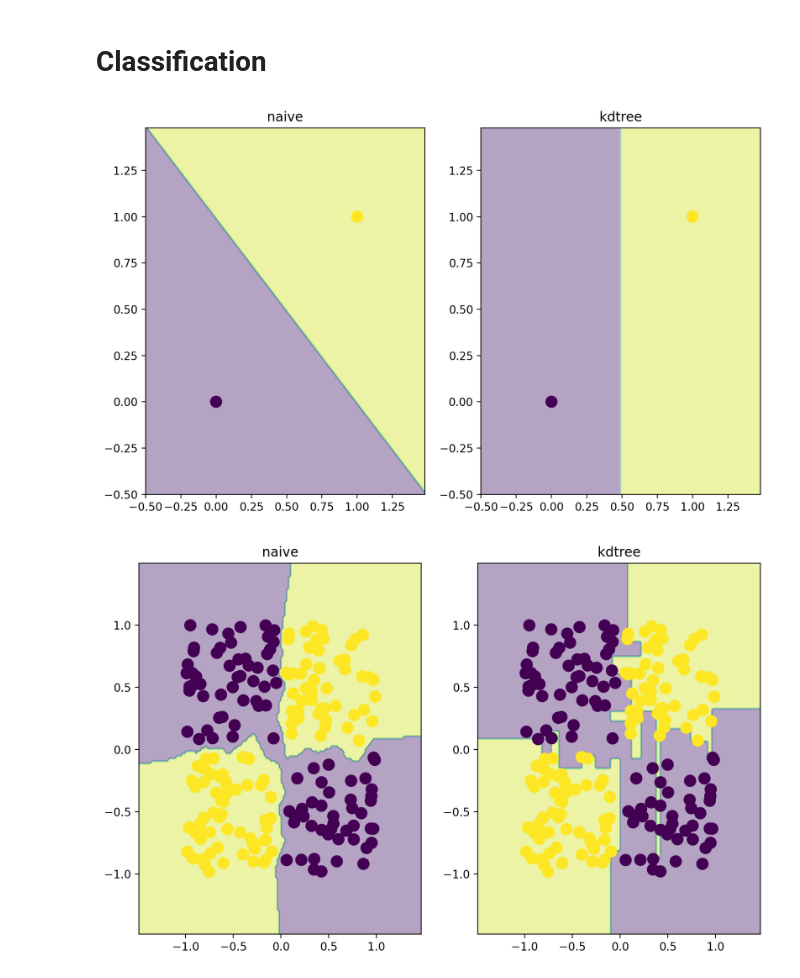
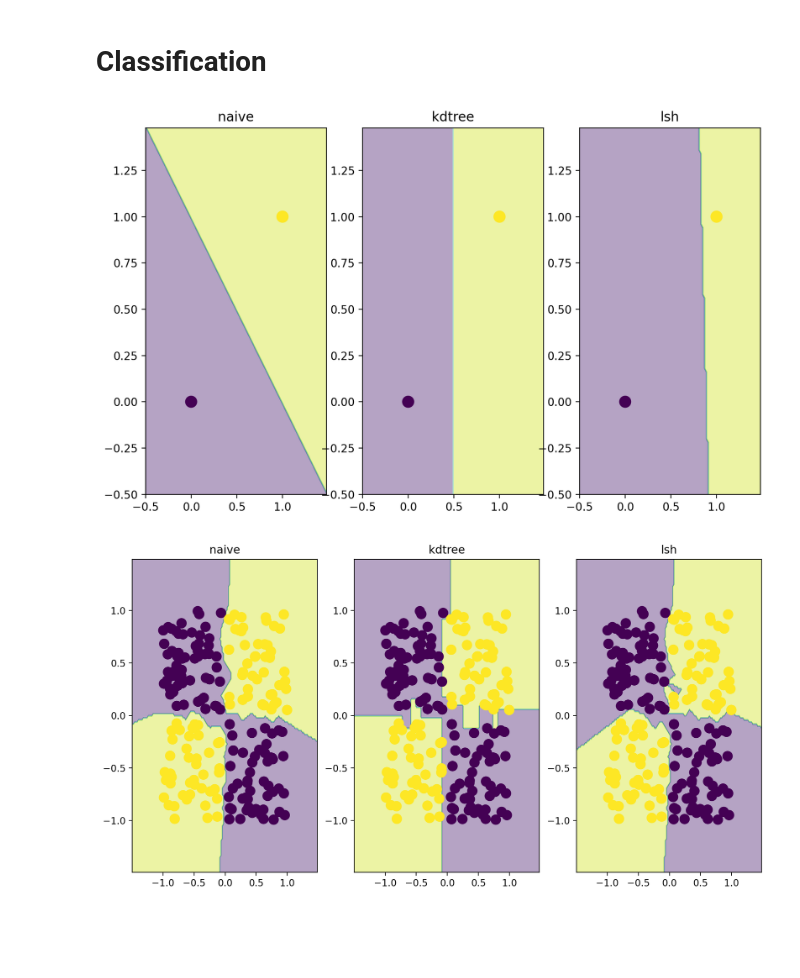
Before and after one commit to YYashraj/Assignment4-ES335-2024-sanity-descent, a Jupyter notebook: KNN.ipynb, the cells around one changed output. Saved outputs shown, nothing was run; the diff lists cells and outputs as text; code cells hidden in the pictures; blank space fills up the shorter version.

```diff
--- a/KNN.ipynb
+++ b/KNN.ipynb
@@ -966,14 +966,15 @@ def lsh_test(hash_table, query_pt, hyperplanes, d, y, k=1):
     X_sub, y_try = nearest_neighbours(hash_table, query_pt, hyperplanes, d)
     #check if y_try is empty
     if len(y_try)==0:
-        return naive_KNN(X, query_pt, k, np.array(y))
+        return naive_KNN(X, query_pt, k, np.array(y))[-1]
     else:
         classes=[]
+        # print(y)
         for i in y_try:
             # print(y[i])
             classes.append(y[i])
         classes=np.array(classes)
-    return naive_KNN(X_sub, query_pt, k, classes)
+    return naive_KNN(X_sub, query_pt, k, classes)[-1]
 # %%
 X = np.array([[1, 9], [2, 3], [4, 1], [3, 7], [5, 4], [6, 8], [7, 2], [8, 8], [7, 9], [9, 6]])
 # %%
@@ -1105,7 +1114,7 @@ for i in range(0, len(results_naive), 10):
 
     positive_results = [result[-1] for result in interval_results if result[-1] >= 0]
     average_memory = sum(positive_results) / len(positive_results) if positive_results else 0
-    avg_memory_N_naive[interval_results[0][0]] = average_memory
+    avg_test_memory_N_naive[interval_results[0][0]] = average_memory
 
 # avg_test_time_N_naive , avg_memory_N_naive
 
@@ -1120,7 +1129,7 @@ for i in range(0, 10):
 
     positive_results = [result[-1] for result in interval_results if result[-1] >= 0]
     average_memory = sum(positive_results) / len(positive_results) if positive_results else 0
-    avg_memory_D_naive[interval_results[0][1]] = average_memory
+    avg_test_memory_D_naive[interval_results[0][1]] = average_memory
 
 # avg_test_time_D_naive, avg_memory_D_naive
 # %%
@@ -1296,7 +1319,7 @@ def plot_decision_boundary(model, X, Y, k):
             elif model == "kdtree":
                 Z[i, j] = d.predict_class(np.array([x, y]))
             elif model == "lsh":
-                Z[i, j] = lsh_test(hash_table, query_pt, hyperplanes, X.shape[1], y, k)
+                Z[i, j] = lsh_test(hash_table, np.array([x, y]), hyperplanes, X.shape[1], Y, k)
 
     plt.contourf(xx, yy, Z, cmap='viridis', alpha=0.4)
     plt.scatter(X[:, 0], X[:, 1], c=Y, s=100, cmap='viridis')
@@ -1310,35 +1333,35 @@ plt.figure(figsize=(10, 6))
 
 plt.scatter(X[:, 0], X[:, 1], c=y, s=100, cmap='viridis')
 
-for i, model in enumerate(["naive","kdtree"]):
-    plt.subplot(1, 2, i + 1)
+for i, model in enumerate(["naive","kdtree","lsh"]):
+    plt.subplot(1, 3, i + 1)
     plot_decision_boundary(model, X, y, 1)
     plt.title(model)
 # %% [output]
-[figure, old version]
+[figure, new version]
 # %%
 def generate_random_xor_dataset(num_instances):
     # Generate random values for x1 and x2 in the range (-1, 1)
     X = np.random.uniform(-0.95, 0.95, size=(num_instances, 2))
     X_shifted = X + np.where(X >= 0, 0.05, -0.05)
 
     # Compute target labels based on the sign of x1 * x2
     y = np.where(np.prod(X_shifted, axis=1) > 0, 1, 0)
 
     return X_shifted, y
 
 X_train, y_train = generate_random_xor_dataset(200)
 
-plt.figure(figsize=(10, 6))
+plt.figure(figsize=(12, 6))
 
 plt.scatter(X_train[:, 0], X_train[:, 1], c=y_train, s=100, cmap='viridis')
 
-for i, model in enumerate(["naive","kdtree"]):
-    plt.subplot(1, 2, i + 1)
+for i, model in enumerate(["naive","kdtree","lsh"]):
+    plt.subplot(1, 3, i + 1)
     plot_decision_boundary(model, X_train, y_train, 1)
     plt.title(model)
 # %% [output]
-[figure, old version]
+[figure, new version]
 # %%
 def generate_random_xor_dataset(num_instances):
     # Generate random values for x1 and x2 in the range (-1, 1)
```
Also changed, not shown: parts of 13 cells of this notebook.
